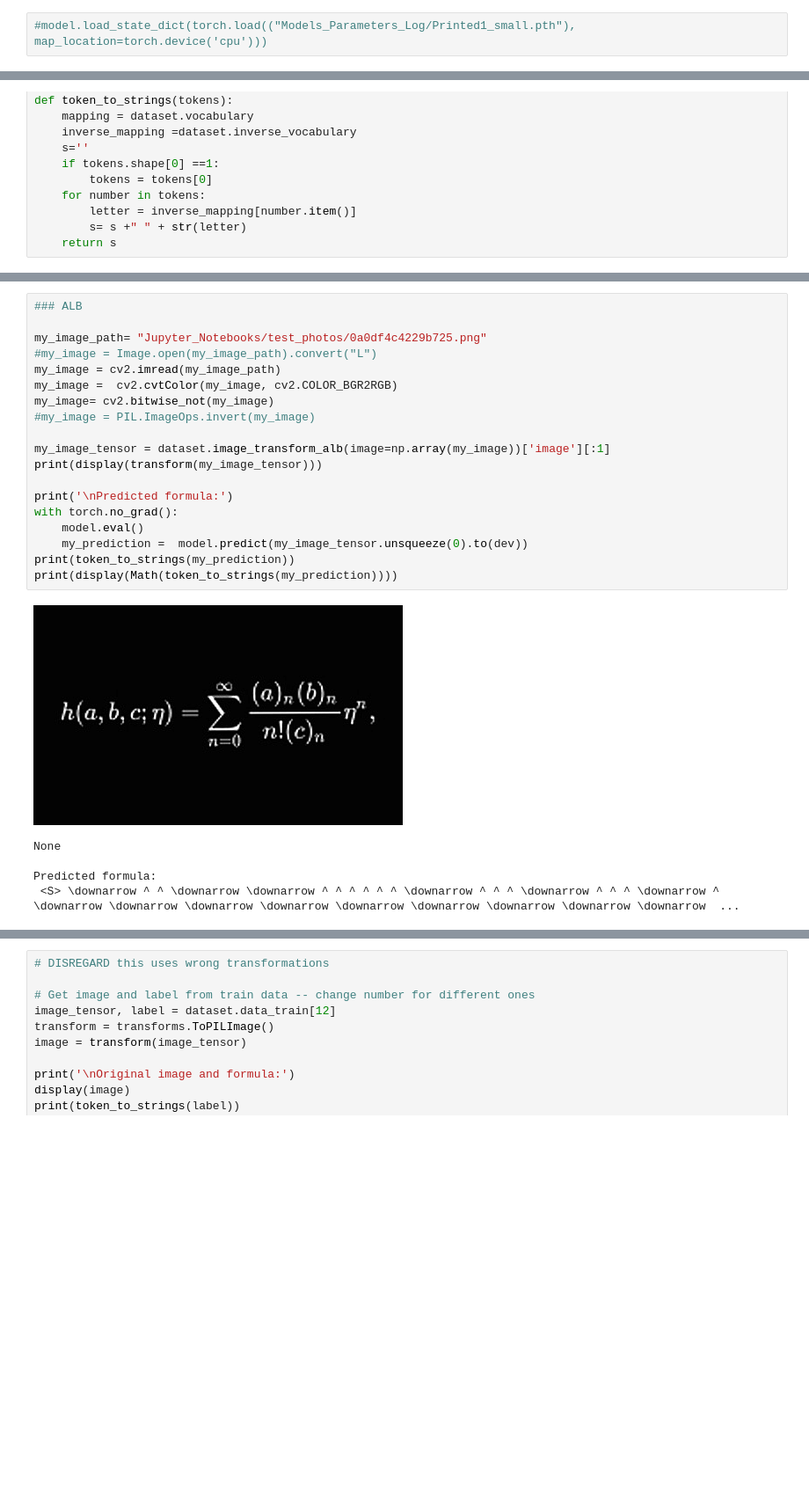
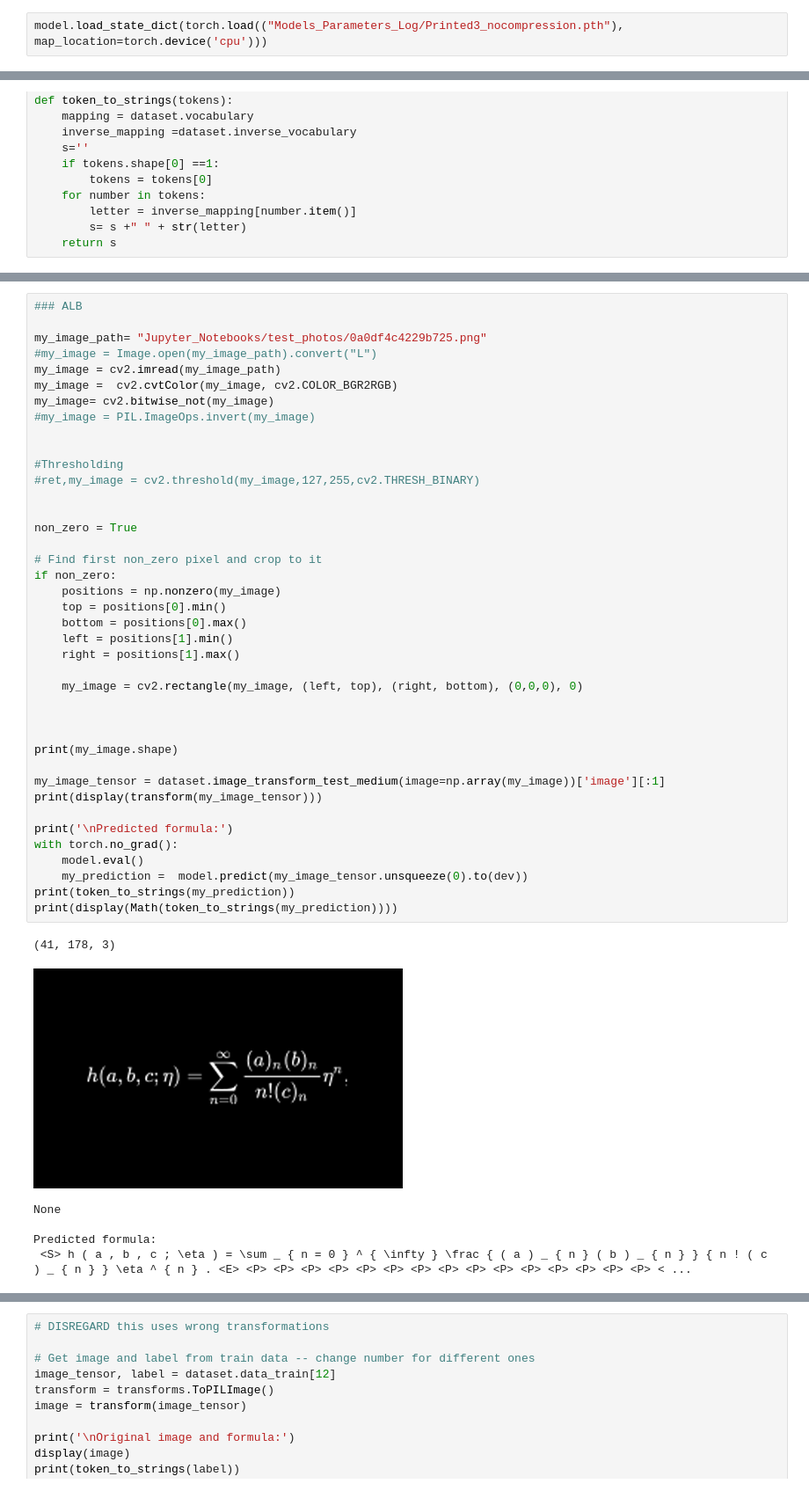
Before and after one commit to gmarus777/image-to-tex-OCR, a Jupyter notebook: Jupyter_Notebooks/LOCAL_INFERENCE.ipynb, the cells around one changed output, grey strips where cells are left out. Shown at 88% size. Drawn from its saved outputs; the diff is of its cells as text; blank space fills up the shorter version.

```diff
--- a/Jupyter_Notebooks/LOCAL_INFERENCE.ipynb
+++ b/Jupyter_Notebooks/LOCAL_INFERENCE.ipynb
@@ -68,4 +79,4 @@ Padding <P> goes to index  2
 # %%
 model = ResNetTransformer(dataset=dataset).to(dev)
 # %%
-#model.load_state_dict(torch.load(("Models_Parameters_Log/Printed1_small.pth"), map_location=torch.device('cpu')))
+model.load_state_dict(torch.load(("Models_Parameters_Log/Printed3_nocompression.pth"), map_location=torch.device('cpu')))
@@ -185,25 +326,47 @@ None
 # %%
 ### ALB
 
 my_image_path= "Jupyter_Notebooks/test_photos/0a0df4c4229b725.png"
 #my_image = Image.open(my_image_path).convert("L")
 my_image = cv2.imread(my_image_path)
 my_image =  cv2.cvtColor(my_image, cv2.COLOR_BGR2RGB)
 my_image= cv2.bitwise_not(my_image)
 #my_image = PIL.ImageOps.invert(my_image)
 
-my_image_tensor = dataset.image_transform_alb(image=np.array(my_image))['image'][:1]
+
+#Thresholding
+#ret,my_image = cv2.threshold(my_image,127,255,cv2.THRESH_BINARY)
+
+
+non_zero = True
+
+# Find first non_zero pixel and crop to it
+if non_zero:
+    positions = np.nonzero(my_image)
+    top = positions[0].min()
+    bottom = positions[0].max()
+    left = positions[1].min()
+    right = positions[1].max()
+
+    my_image = cv2.rectangle(my_image, (left, top), (right, bottom), (0,0,0), 0)
+
+
+
+print(my_image.shape)
+
+my_image_tensor = dataset.image_transform_test_medium(image=np.array(my_image))['image'][:1]
 print(display(transform(my_image_tensor)))
 
 print('\nPredicted formula:')
 with torch.no_grad():
     model.eval()
     my_prediction =  model.predict(my_image_tensor.unsqueeze(0).to(dev))
 print(token_to_strings(my_prediction))
 print(display(Math(token_to_strings(my_prediction))))
 # %% [output]
+(41, 178, 3)
-[figure, old version]
+[figure, new version]
-None
-
-Predicted formula:
- <S> \downarrow ^ ^ \downarrow \downarrow ^ ^ ^ ^ ^ ^ \downarrow ^ ^ ^ \downarrow ^ ^ ^ \downarrow ^ \downarrow \downarrow \downarrow \downarrow \downarrow \downarrow \downarrow \downarrow \downarrow  ...
+None
+
+Predicted formula:
+ <S> h ( a , b , c ; \eta ) = \sum _ { n = 0 } ^ { \infty } \frac { ( a ) _ { n } ( b ) _ { n } } { n ! ( c ) _ { n } } \eta ^ { n } . <E> <P> <P> <P> <P> <P> <P> <P> <P> <P> <P> <P> <P> <P> <P> <P> < ...
```
Also changed, not shown: parts of 14 cells of this notebook, 4 other files.
